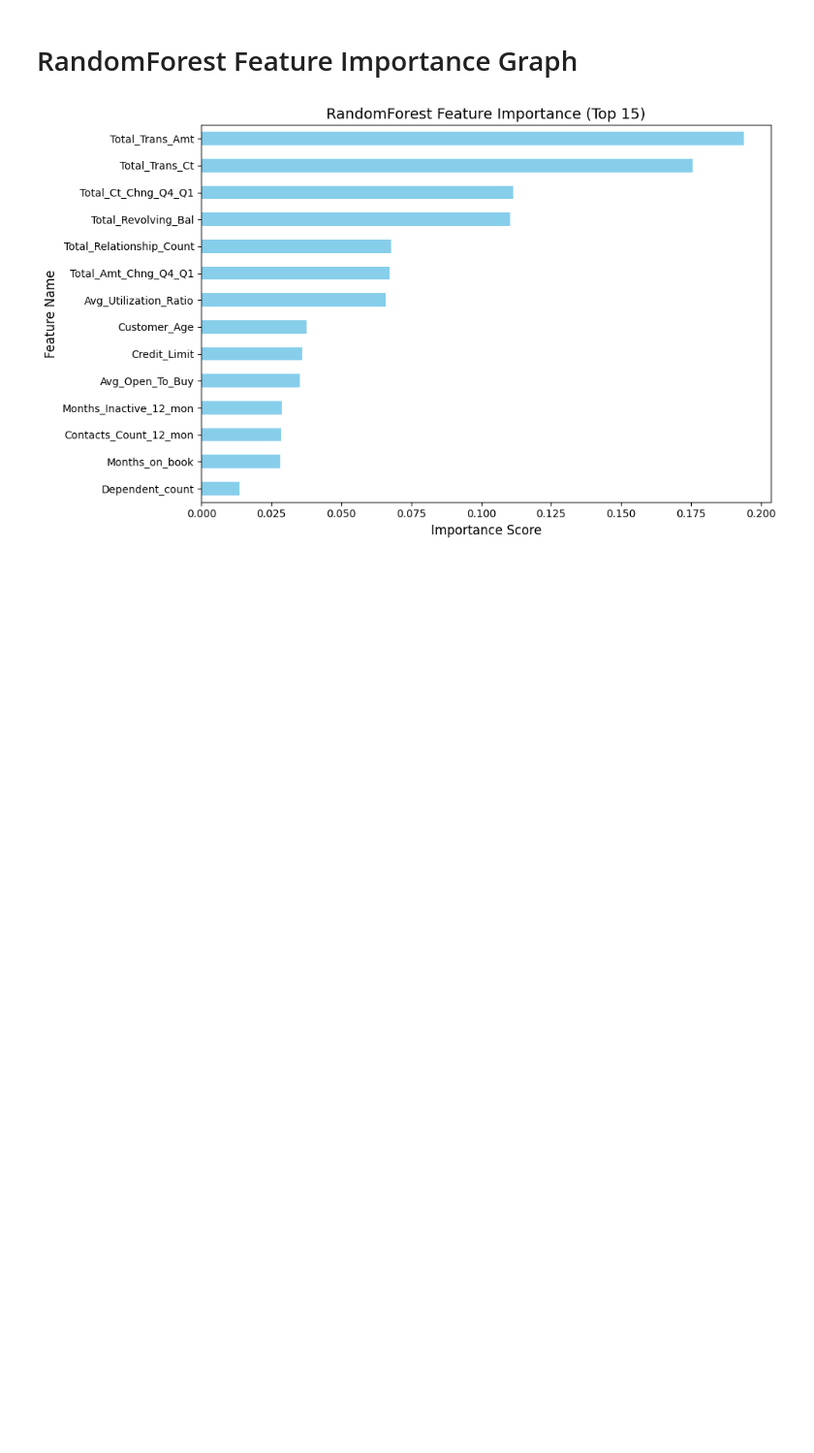
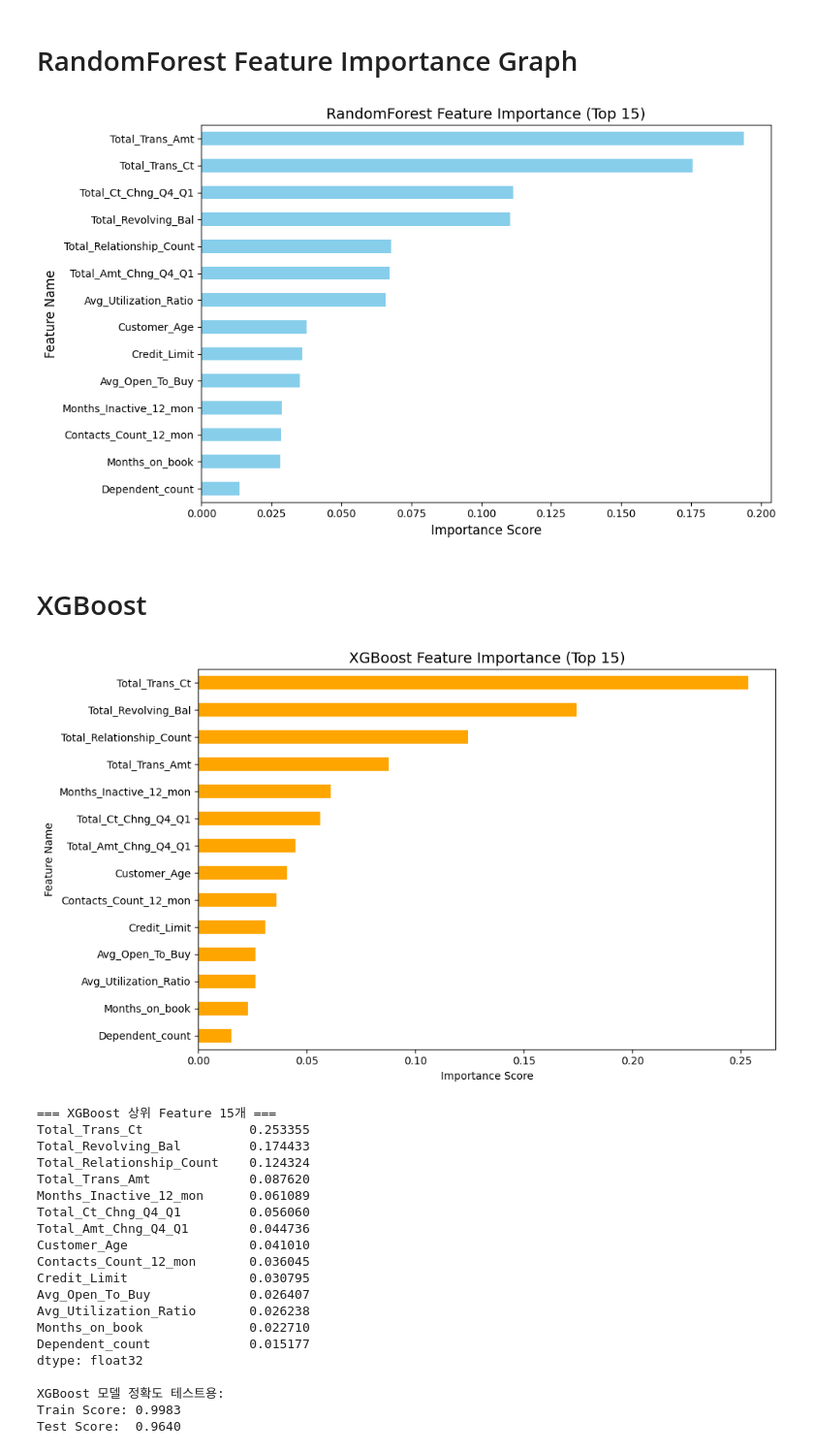
Before and after one commit to SKNETWORKS-FAMILY-AICAMP/SKN21-2nd-3Team, a Jupyter notebook: feature_engineering.ipynb, the cells around one changed output. Shown: that part at 97% size. Drawn from its saved outputs; the diff is of its cells as text; code cells hidden in the pictures; blank space fills up the shorter version.

```diff
--- a/feature_engineering.ipynb
+++ b/feature_engineering.ipynb
@@ -349,3 +346,73 @@ plt.tight_layout()
 plt.show()
 # %% [output]
 [figure]
+# %% [markdown]
+# XGBoost
+# %%
+numeric_df = data.select_dtypes(include=[np.number])
+X = numeric_df.drop(columns=["Attrition_binary"], errors="ignore")
+y = numeric_df["Attrition_binary"]
+
+# 결측치 처리
+X = X.fillna(0)
+
+# 5) Train/Test Split
+X_train, X_test, y_train, y_test = train_test_split(
+    X, y, test_size=0.2, random_state=42
+)
+
+# 6) XGBoost 모델 학습
+xgb_model = XGBClassifier(
+    n_estimators=300,
+    learning_rate=0.05,
+    max_depth=6,
+    subsample=0.8,
+    colsample_bytree=0.8,
+    random_state=42,
+    eval_metric="logloss"
+)
+
+xgb_model.fit(X_train, y_train)
+
+# 7) Feature Importance 계산
+xgb_importance = pd.Series(xgb_model.feature_importances_, index=X.columns)
+top_xgb = xgb_importance.sort_values(ascending=False).head(15)
+
+# 8) 그래프 출력
+plt.figure(figsize=(10, 6))
+top_xgb.sort_values().plot(kind='barh', color='orange')
+plt.title("XGBoost Feature Importance (Top 15)", fontsize=14)
+plt.xlabel("Importance Score")
+plt.ylabel("Feature Name")
+plt.tight_layout()
+plt.show()
+
+# 9) 추가 분석 결과 출력
+print("\n=== XGBoost 상위 Feature 15개 ===")
+print(top_xgb)
+
+print("\nXGBoost 모델 정확도 테스트용:")
+print(f"Train Score: {xgb_model.score(X_train, y_train):.4f}")
+print(f"Test Score:  {xgb_model.score(X_test, y_test):.4f}")
+# %% [output]
+[figure, added]
+=== XGBoost 상위 Feature 15개 ===
+Total_Trans_Ct              0.253355
+Total_Revolving_Bal         0.174433
+Total_Relationship_Count    0.124324
+Total_Trans_Amt             0.087620
+Months_Inactive_12_mon      0.061089
+Total_Ct_Chng_Q4_Q1         0.056060
+Total_Amt_Chng_Q4_Q1        0.044736
+Customer_Age                0.041010
+Contacts_Count_12_mon       0.036045
+Credit_Limit                0.030795
+Avg_Open_To_Buy             0.026407
+Avg_Utilization_Ratio       0.026238
+Months_on_book              0.022710
+Dependent_count             0.015177
+dtype: float32
+
+XGBoost 모델 정확도 테스트용:
+Train Score: 0.9983
+Test Score:  0.9640
```
Also changed, not shown: parts of 5 cells of this notebook, 1 other file.
